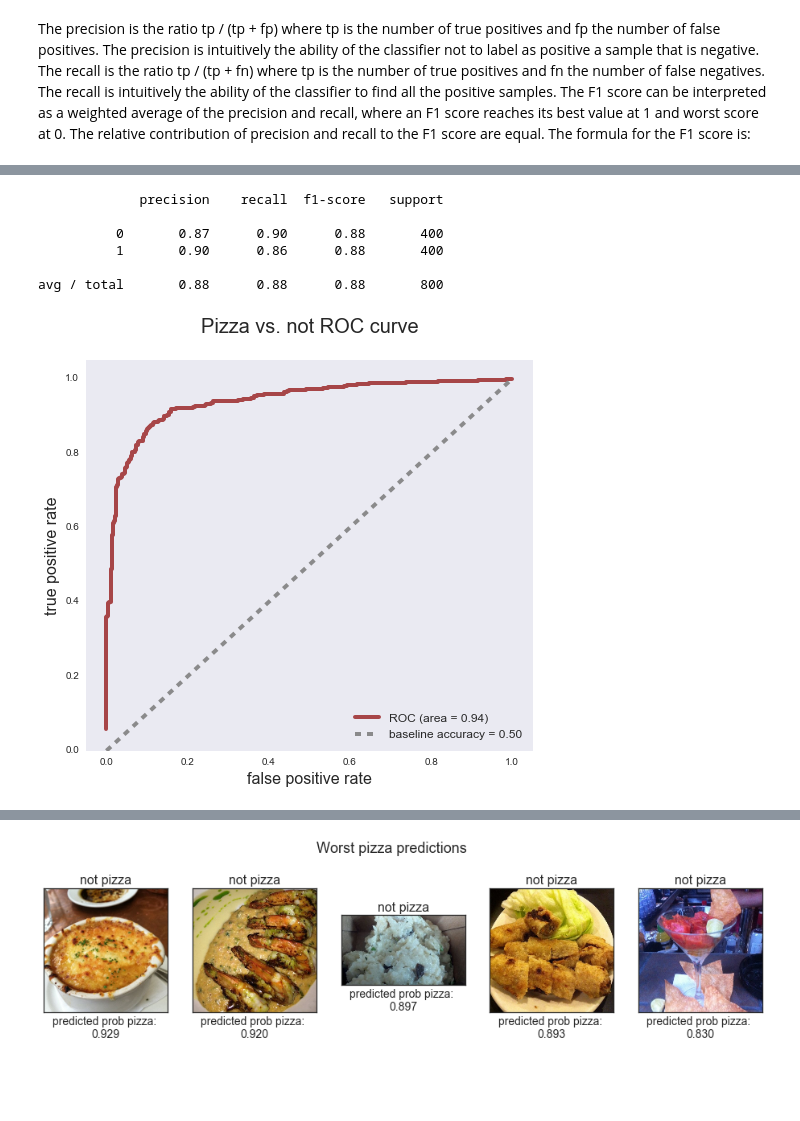
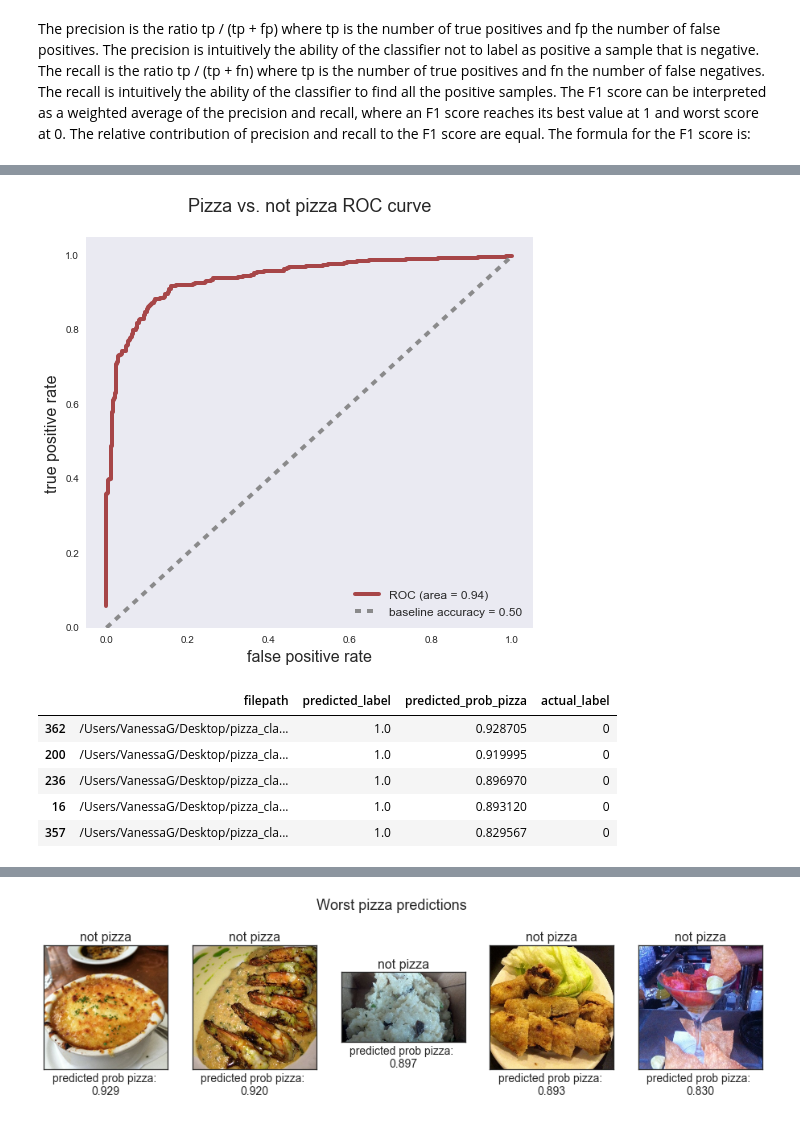
Before and after one commit to vnessified/DSI-SF-2-vnessified, a Jupyter notebook: capstone/technical_report/tech_report.ipynb, the cells around one changed output, grey strips where cells are left out. Saved outputs shown, nothing was run; the diff lists cells and outputs as text; code cells hidden in the pictures; blank space fills up the shorter version.

```diff
--- a/capstone/technical_report/tech_report.ipynb
+++ b/capstone/technical_report/tech_report.ipynb
@@ -160,24 +183,0 @@ plt.show()
-# %%
-# display images with highest amount blue pixels
-sns.set_style("white")
-fig, ax = plt.subplots(1,5,figsize=(16,5))
-
-blue_df = img_info.sort_values('blue', ascending=False)
-images_plot = []
-
-for img in blue_df['full_path'][:5]:
-    image = cv2.imread(img)
-    image_rgb = cv2.cvtColor(image, cv2.COLOR_BGR2RGB)
-    images_plot.append(image_rgb)
-
-for i in range(5):
-    plt.subplot(1,5,i+1)
-    plt.xticks([], [])
-    plt.yticks([], [])
-    plt.imshow(images_plot[i])
-    label = 'not pizza' if blue_df.label.values[i] == 0 else 'pizza'
-    plt.title(label, size=16)
-    plt.xlabel("norm mean blue pixels: \n%.3f" % blue_df.blue.values[i], size=14)
-
-plt.suptitle('Images with highest amount blue pixels', size=18)
-plt.show()
@@ -383,35 +409,35 @@ plot_confusion_matrix(confmat)
-# %%
-print(classification_report(predictions_df['actual_label'], predictions_df['predicted_class']))
-# %% [output]
-             precision    recall  f1-score   support
-
-          0       0.87      0.90      0.88       400
-          1       0.90      0.86      0.88       400
-
-avg / total       0.88      0.88      0.88       800
 # %%
 sns.set_style("dark")
 
 fpr_, tpr_, _ = roc_curve(predictions_df['actual_label'], predictions_df['predicted_prob_pizza'])
 auc_ = auc(fpr_, tpr_)
 acc_ = np.abs(0.5 - np.mean(predictions_df['actual_label'])) + 0.5
 
 fig, axr = plt.subplots(figsize=(8,7))
 
 axr.plot(fpr_, tpr_, label='ROC (area = %0.2f)' % auc_,
          color='darkred', linewidth=4,
          alpha=0.7)
 axr.plot([0, 1], [0, 1], color='grey', ls='dashed',
          alpha=0.9, linewidth=4, label='baseline accuracy = %0.2f' % acc_)
 
 axr.set_xlim([-0.05, 1.05])
 axr.set_ylim([0.0, 1.05])
 axr.set_xlabel('false positive rate', fontsize=16)
 axr.set_ylabel('true positive rate', fontsize=16)
-axr.set_title('Pizza vs. not ROC curve\n', fontsize=20)
+axr.set_title('Pizza vs. not pizza ROC curve\n', fontsize=18)
 
 axr.legend(loc="lower right", fontsize=12)
 
 plt.show()
 # %% [output]
-[figure, old version]
+[figure, new version]
+# %%
+worst.head()
+# %% [output]
+|  | filepath | predicted_label | predicted_prob_pizza | actual_label |
+| 362 | /Users/VanessaG/Desktop/pizza_cla... | 1.0 | 0.928705 | 0 |
+| 200 | /Users/VanessaG/Desktop/pizza_cla... | 1.0 | 0.919995 | 0 |
+| 236 | /Users/VanessaG/Desktop/pizza_cla... | 1.0 | 0.896970 | 0 |
+| 16 | /Users/VanessaG/Desktop/pizza_cla... | 1.0 | 0.893120 | 0 |
+| 357 | /Users/VanessaG/Desktop/pizza_cla... | 1.0 | 0.829567 | 0 |
```
Also changed, not shown: parts of 27 cells of this notebook.
